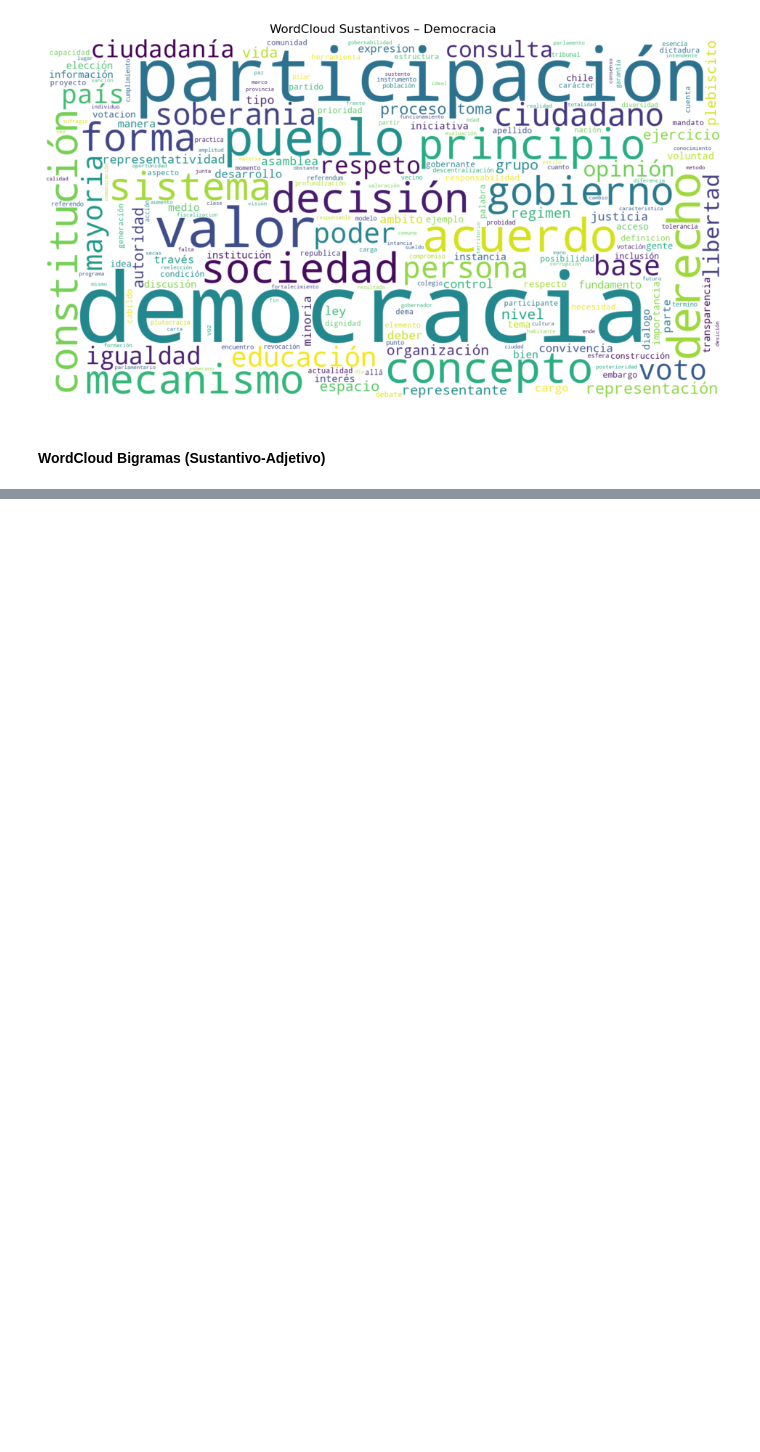
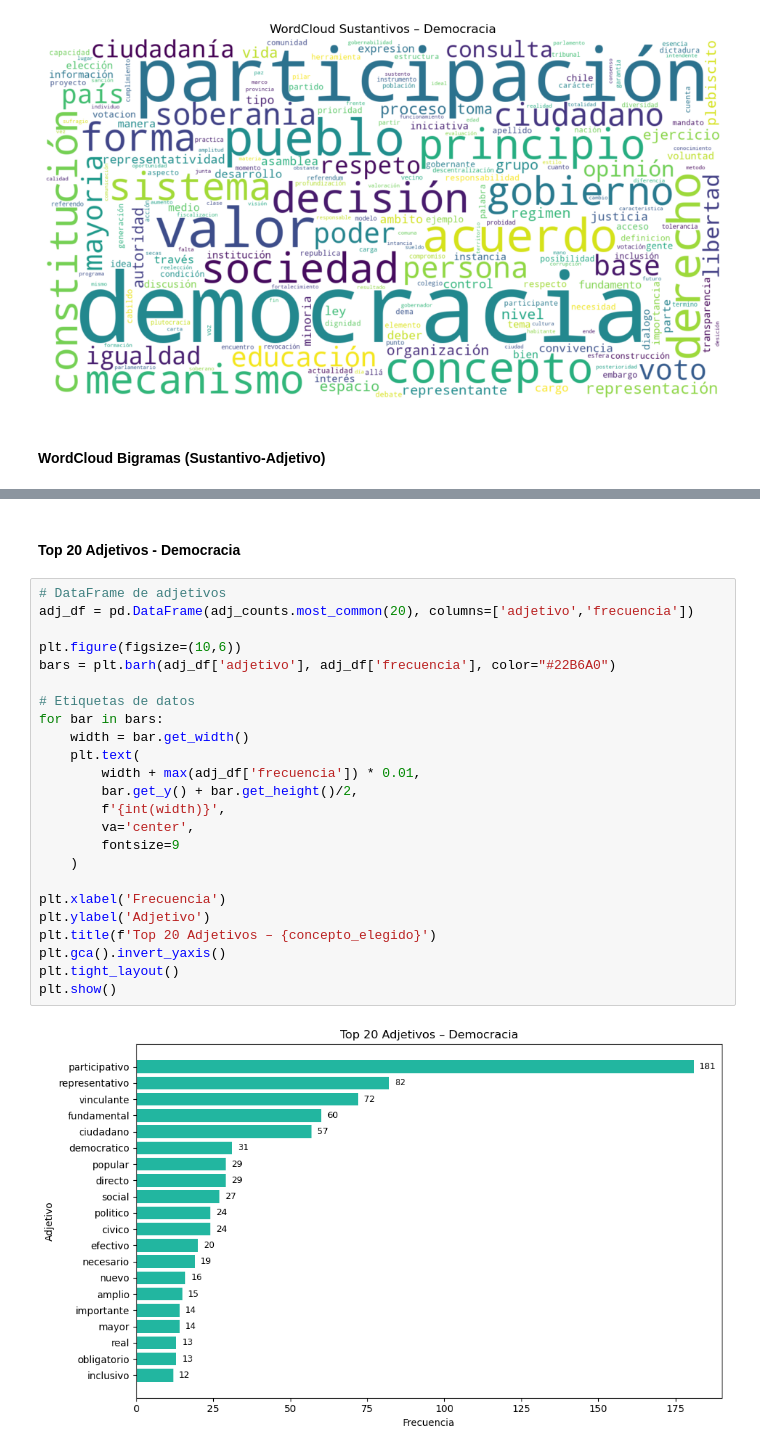
Before and after one commit to Vikktor93/tarea1-NLP, a Jupyter notebook: tarea1_victor_saldivia.ipynb, the cells around one changed output, grey strips where cells are left out. Cells and saved outputs as stored; diff of their text form; blank space fills up the shorter version.

Commit message:
Visualización de Top 20 Adjetivos

```diff
--- a/tarea1_victor_saldivia.ipynb
+++ b/tarea1_victor_saldivia.ipynb
@@ -419,3 +419,31 @@ plt.title(f'WordCloud Bigramas Sustantivo - Adjetivo – {concepto_elegido}')
 plt.show()
 # %% [output]
 [figure]
+# %% [markdown]
+#### Top 20 Adjetivos - Democracia
+# %%
+# DataFrame de adjetivos
+adj_df = pd.DataFrame(adj_counts.most_common(20), columns=['adjetivo','frecuencia'])
+
+plt.figure(figsize=(10,6))
+bars = plt.barh(adj_df['adjetivo'], adj_df['frecuencia'], color="#22B6A0")
+
+# Etiquetas de datos
+for bar in bars:
+    width = bar.get_width()
+    plt.text(
+        width + max(adj_df['frecuencia']) * 0.01,
+        bar.get_y() + bar.get_height()/2,
+        f'{int(width)}',
+        va='center',
+        fontsize=9
+    )
+
+plt.xlabel('Frecuencia')
+plt.ylabel('Adjetivo')
+plt.title(f'Top 20 Adjetivos – {concepto_elegido}')
+plt.gca().invert_yaxis()
+plt.tight_layout()
+plt.show()
+# %% [output]
+[figure, added]
```
Also changed, not shown: parts of 1 cell of this notebook.
